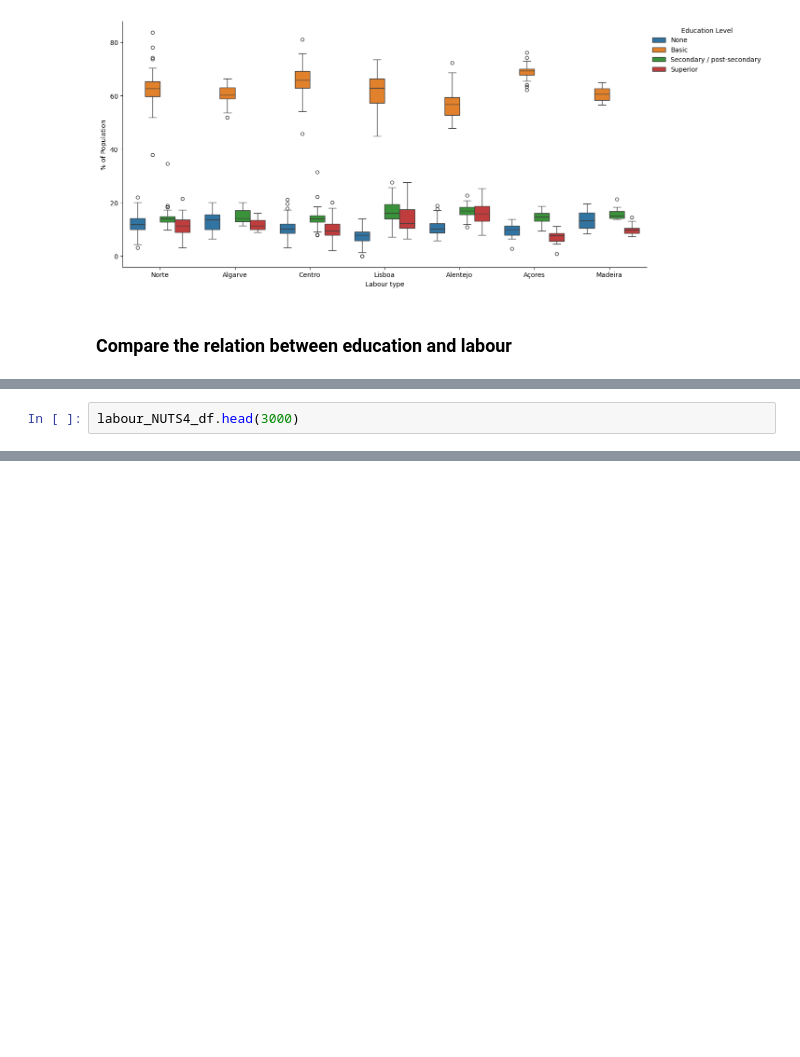
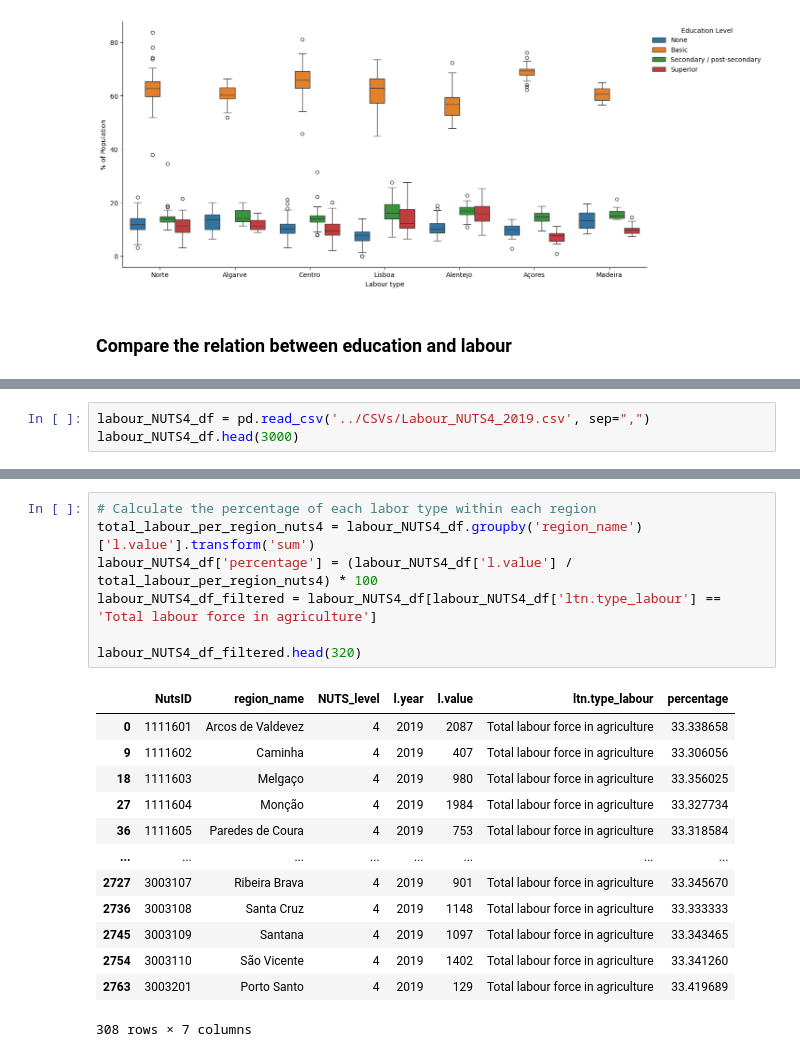
Before and after one commit to domwelsh/avcad_final, a Jupyter notebook: Codes/Labour_education.ipynb, the cells around one changed output, grey strips where cells are left out. Drawn from its saved outputs; the diff is of its cells as text; blank space fills up the shorter version.

```diff
--- a/Codes/Labour_education.ipynb
+++ b/Codes/Labour_education.ipynb
@@ -587,3 +607,4 @@ plt.show()
 # %%
+labour_NUTS4_df = pd.read_csv('../CSVs/Labour_NUTS4_2019.csv', sep=",")
 labour_NUTS4_df.head(3000)
 # %% [output]
@@ -743,0 +624,21 @@ plt.show()
+# %%
+# Calculate the percentage of each labor type within each region
+total_labour_per_region_nuts4 = labour_NUTS4_df.groupby('region_name')['l.value'].transform('sum')
+labour_NUTS4_df['percentage'] = (labour_NUTS4_df['l.value'] / total_labour_per_region_nuts4) * 100
+labour_NUTS4_df_filtered = labour_NUTS4_df[labour_NUTS4_df['ltn.type_labour'] == 'Total labour force in agriculture']
+
+labour_NUTS4_df_filtered.head(320)
+# %% [output]
+|  | NutsID | region_name | NUTS_level | l.year | l.value | ltn.type_labour | percentage |
+| 0 | 1111601 | Arcos de Valdevez | 4 | 2019 | 2087 | Total labour force in agriculture | 33.338658 |
+| 9 | 1111602 | Caminha | 4 | 2019 | 407 | Total labour force in agriculture | 33.306056 |
+| 18 | 1111603 | Melgaço | 4 | 2019 | 980 | Total labour force in agriculture | 33.356025 |
+| 27 | 1111604 | Monção | 4 | 2019 | 1984 | Total labour force in agriculture | 33.327734 |
+| 36 | 1111605 | Paredes de Coura | 4 | 2019 | 753 | Total labour force in agriculture | 33.318584 |
+| ... | ... | ... | ... | ... | ... | ... | ... |
+| 2727 | 3003107 | Ribeira Brava | 4 | 2019 | 901 | Total labour force in agriculture | 33.345670 |
+| 2736 | 3003108 | Santa Cruz | 4 | 2019 | 1148 | Total labour force in agriculture | 33.333333 |
+| 2745 | 3003109 | Santana | 4 | 2019 | 1097 | Total labour force in agriculture | 33.343465 |
+| 2754 | 3003110 | São Vicente | 4 | 2019 | 1402 | Total labour force in agriculture | 33.341260 |
+| 2763 | 3003201 | Porto Santo | 4 | 2019 | 129 | Total labour force in agriculture | 33.419689 |
+308 rows × 7 columns
```
Also changed, not shown: parts of 14 cells of this notebook.
